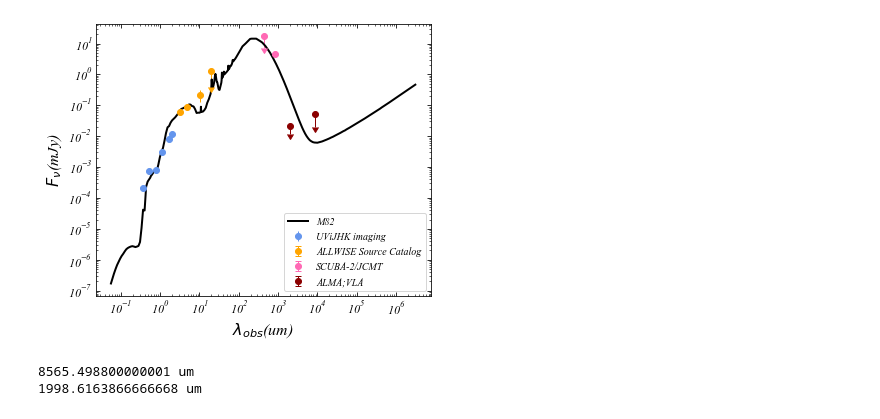
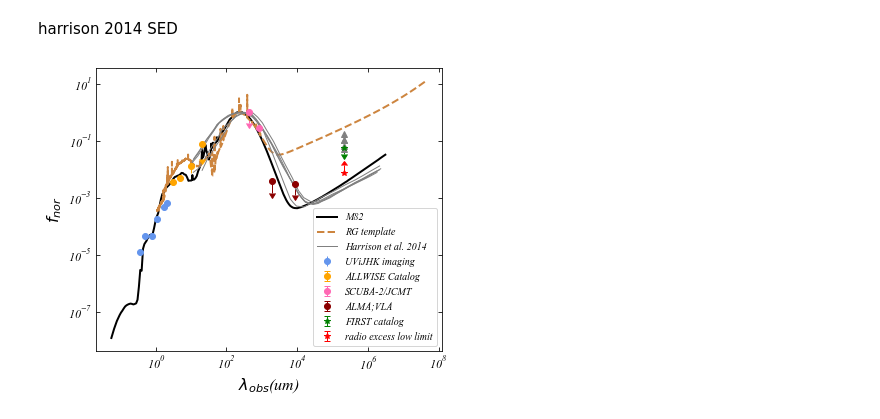
Before and after one commit to zsw6666/KCWI, a Jupyter notebook: KCWI_script/MAMMOTH_SED_plot.ipynb, the cells around one changed output. Saved outputs shown, nothing was run; the diff lists cells and outputs as text; code cells hidden in the pictures.

Commit message:
update paper, sec. 3.1

```diff
--- a/KCWI_script/MAMMOTH_SED_plot.ipynb
+++ b/KCWI_script/MAMMOTH_SED_plot.ipynb
@@ -57,6 +61,10 @@ flux_mammoth=np.array([2.1*1e-4,7.6*1e-4,7.9*1e-4,
 err_mammoth=np.array([0.2e-4,0.4e-4,0.8e-4,2.8e-4,
                       5.1e-4,8.3e-4,0.004,0.008,
                       0.09,.9,10,.9])
+#normalized flux
+flux_mammoth_max=flux_mammoth.max()
+flux_mammoth=flux_mammoth/flux_mammoth_max
+err_mammoth=err_mammoth/flux_mammoth_max
 
 flux_mammoth_optical=flux_mammoth[:6]
 wave_mammoth_optical=wave_mammoth[:6]
@@ -71,6 +79,20 @@ wave_mammoth_other=wave_mammoth[10:]
 err_mammoth_other=err_mammoth[10:]
 
 #upper limit for mammoth extimate from
-#the continuum image of VLA and ALMA
-flux_mammoth_up=np.array([5.046032e-2,2.17764965e-2])
+#the continuum image of VLA and ALMA, FIRST catalog
+flux_mammoth_up=np.array([5.046032e-2,3*2.17764965e-2])
 wave_mammoth_up=np.array([8565.4988,1998.6163867])
+wave_mammoth_first=np.array([214137.47])
+flux_mammoth_first=np.array([0.9536333778926674])
+
+#radio excess low limit
+flux_mammoth_radiolow=0.12276521
+
+
+
+#normalize upper limit
+flux_mammoth_up=flux_mammoth_up/flux_mammoth_max
+flux_mammoth_first=flux_mammoth_first/flux_mammoth_max
+flux_mammoth_radiolow=flux_mammoth_radiolow/flux_mammoth_max
+# %% [markdown]
+harrison 2014 SED
@@ -77,41 +130,54 @@ wave_mammoth_up=np.array([8565.4988,1998.6163867])
 # %%
 fig,ax=plt.subplots(1,1)
+
+#plot M82 sed
 ax.plot(wave,flux_nu,lw=2.,color='black',label='M82')
+ax.plot(rg_sed_template[:,0]*13,rg_sed_template[:,1]*0.2,
+        lw=2.,linestyle='dashed',color='peru',label='RG template')
+#plot harrison_2014 sed
+ax.plot(wave_0945*3.3,flux_0945,lw=1.,color='gray',
+        label='Harrison et al. 2014')
+ax.plot(wave_1000*3.3,flux_1000,lw=1.,color='gray')
+ax.plot(wave_1010*3.3,flux_1010,lw=1.,color='gray')
+ax.plot(wave_1356*3.3,flux_1356,lw=1.,color='gray')
+ax.plot(wave_1430*3.3,flux_1430,lw=1.,color='gray')
+
 ax.errorbar(wave_mammoth_optical,flux_mammoth_optical,marker='o',
             yerr=err_mammoth_optical,color='cornflowerblue',
             alpha=1,linestyle='none',label='UViJHK imaging')
 ax.errorbar(wave_mammoth_aw,flux_mammoth_aw,
             uplims=np.array([0,0,0,1],dtype=bool),yerr=err_mammoth_aw,
             color='orange',marker='o',alpha=1,linestyle='none'
-            ,label='ALLWISE Source Catalog')
+            ,label='ALLWISE Catalog')
 ax.errorbar(wave_mammoth_other,flux_mammoth_other,marker='o',
             yerr=err_mammoth_other,color='hotpink',alpha=1,
             uplims=np.array([1,0],dtype=bool),
             linestyle='none',label='SCUBA-2/JCMT')
 ax.errorbar(wave_mammoth_up,flux_mammoth_up,
-            yerr=np.array([.03,.01]),
+            yerr=np.array([3e-2,4e-2])/flux_mammoth_max,
             uplims=np.array([1,1],dtype=bool),
             color='darkred',alpha=1,marker='o',
             linestyle='none',label='ALMA;VLA')
+ax.errorbar(wave_14,flux_14,yerr=err_14,color='gray',
+            marker='^',linestyle='none')
+ax.errorbar(wave_mammoth_first,flux_mammoth_first,
+            yerr=wave_mammoth_first*1e-7,
+            uplims=np.array([1],dtype=bool),
+            color='green',alpha=1,marker='*',
+            linestyle='none',label='FIRST catalog')
+ax.errorbar(wave_mammoth_first,flux_mammoth_radiolow,
+            yerr=7e-3,
+            lolims=np.array([1],dtype=bool),
+            color='red',alpha=1,marker='*',
+            linestyle='none',label='radio excess low limit')
 ax.set_xlabel(r'$\rm \lambda_{obs}$(um)')
-ax.set_ylabel(r'$\rm F_{\nu}$(mJy)')
+ax.set_ylabel(r'$\rm f_{nor}$')
 ax.set_xscale('log')
 ax.set_yscale('log')
 plt.legend()
-dic='/Users/shiwuzhang/WS/ASTRO/MAMMOTH_KCWI/draft_code/paper/ApJtemplate/figs/'
-plt.rcParams['figure.figsize'] = [6, 5]
+dicf='/Users/shiwuzhang/WS/ASTRO/MAMMOTH_KCWI/draft_code/paper/ApJtemplate/figs/'
+plt.rcParams['figure.figsize'] = [6.2, 5.2]
 # plt.show()
-plt.savefig(dic+'SED_fitting.png',dpi=300)
+plt.savefig(dicf+'SED_fitting.png',dpi=300)
 # %% [output]
-[figure, old version]
+[figure, new version]
-# %%
-nu1=35*u.GHz
-nu2=150*u.GHz
-
-wave1=(const.c/nu1).to(u.um)
-wave2=(const.c/nu2).to(u.um)
-print(wave1)
-print(wave2)
-# %% [output]
-8565.498800000001 um
-1998.6163866666668 um
```
Also changed, not shown: parts of 3 cells of this notebook, 16 other files.
